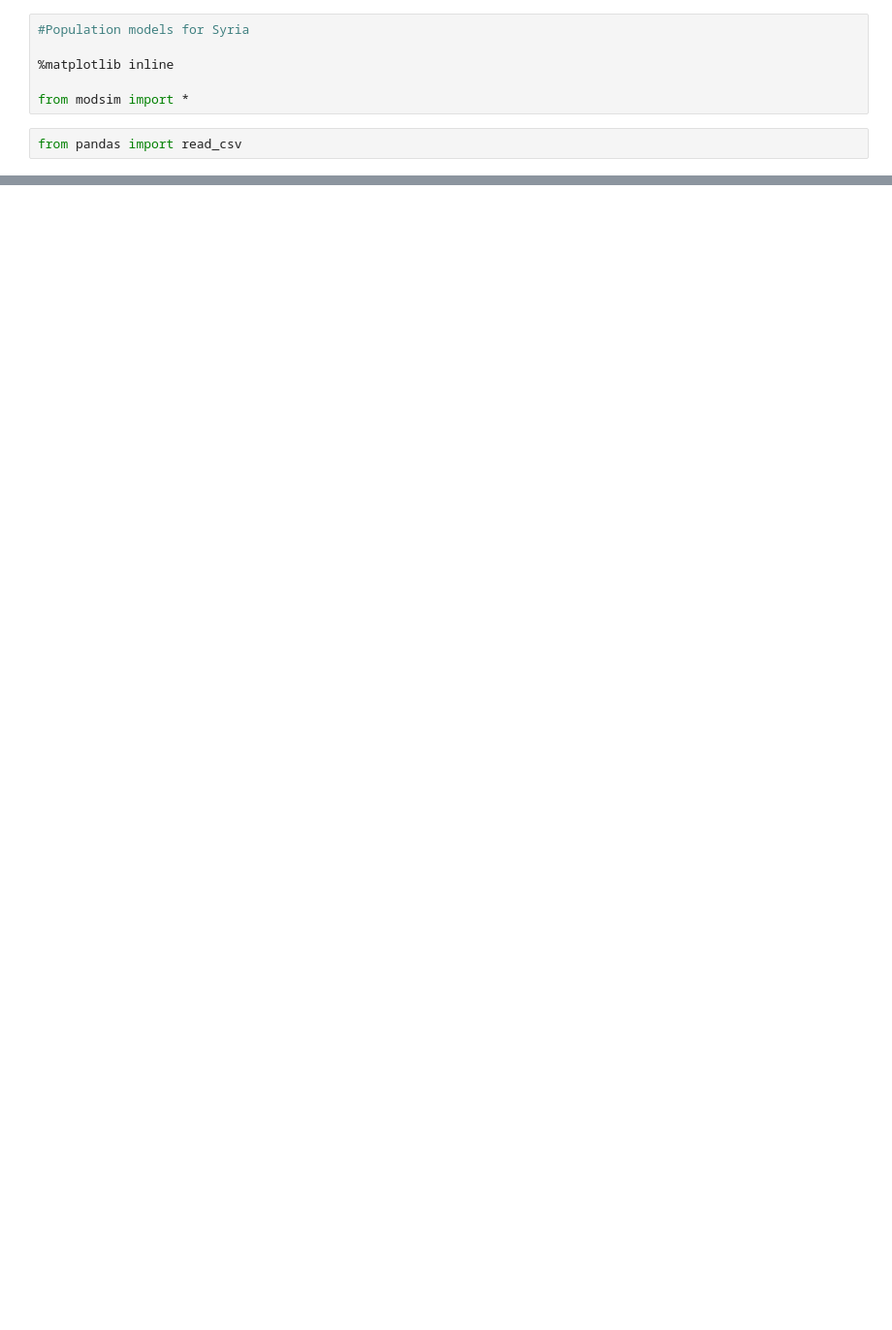
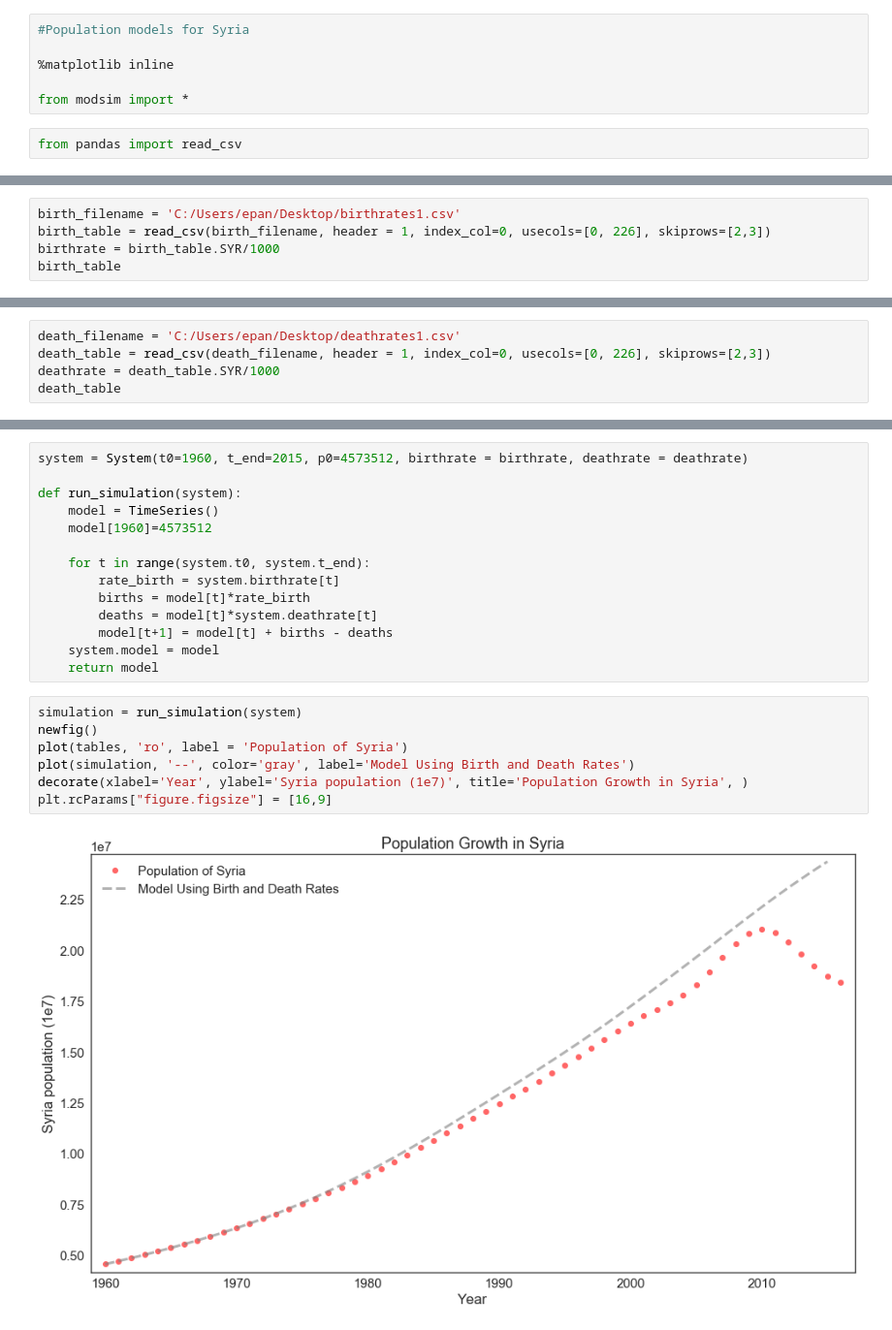
Before and after one commit to epan547/ModSimPy, a Jupyter notebook: code/ModSim Project 1 .ipynb, the cells around one changed output, grey strips where cells are left out. Shown at 97% size. Cells and saved outputs as stored; diff of their text form; blank space fills up the shorter version.

```diff
--- a/code/ModSim Project 1 .ipynb
+++ b/code/ModSim Project 1 .ipynb
@@ -16,0 +45,5 @@ tables = read_csv(filename, header=2, index_col=1)
+# %%
+birth_filename = 'C:/Users/epan/Desktop/birthrates1.csv'
+birth_table = read_csv(birth_filename, header = 1, index_col=0, usecols=[0, 226], skiprows=[2,3])
+birthrate = birth_table.SYR/1000
+birth_table
@@ -16,0 +52,5 @@ tables = read_csv(filename, header=2, index_col=1)
+# %%
+death_filename = 'C:/Users/epan/Desktop/deathrates1.csv'
+death_table = read_csv(death_filename, header = 1, index_col=0, usecols=[0, 226], skiprows=[2,3])
+deathrate = death_table.SYR/1000
+death_table
@@ -16,0 +76,23 @@ tables = read_csv(filename, header=2, index_col=1)
+# %%
+system = System(t0=1960, t_end=2015, p0=4573512, birthrate = birthrate, deathrate = deathrate)
+
+def run_simulation(system):
+    model = TimeSeries()
+    model[1960]=4573512
+
+    for t in range(system.t0, system.t_end):
+        rate_birth = system.birthrate[t]
+        births = model[t]*rate_birth
+        deaths = model[t]*system.deathrate[t]
+        model[t+1] = model[t] + births - deaths
+    system.model = model
+    return model
+# %%
+simulation = run_simulation(system)
+newfig()
+plot(tables, 'ro', label = 'Population of Syria')
+plot(simulation, '--', color='gray', label='Model Using Birth and Death Rates')
+decorate(xlabel='Year', ylabel='Syria population (1e7)', title='Population Growth in Syria', )
+plt.rcParams["figure.figsize"] = [16,9]
+# %% [output]
+[figure, added]
```
Also changed, not shown: parts of 6 cells of this notebook, 1 other file.
